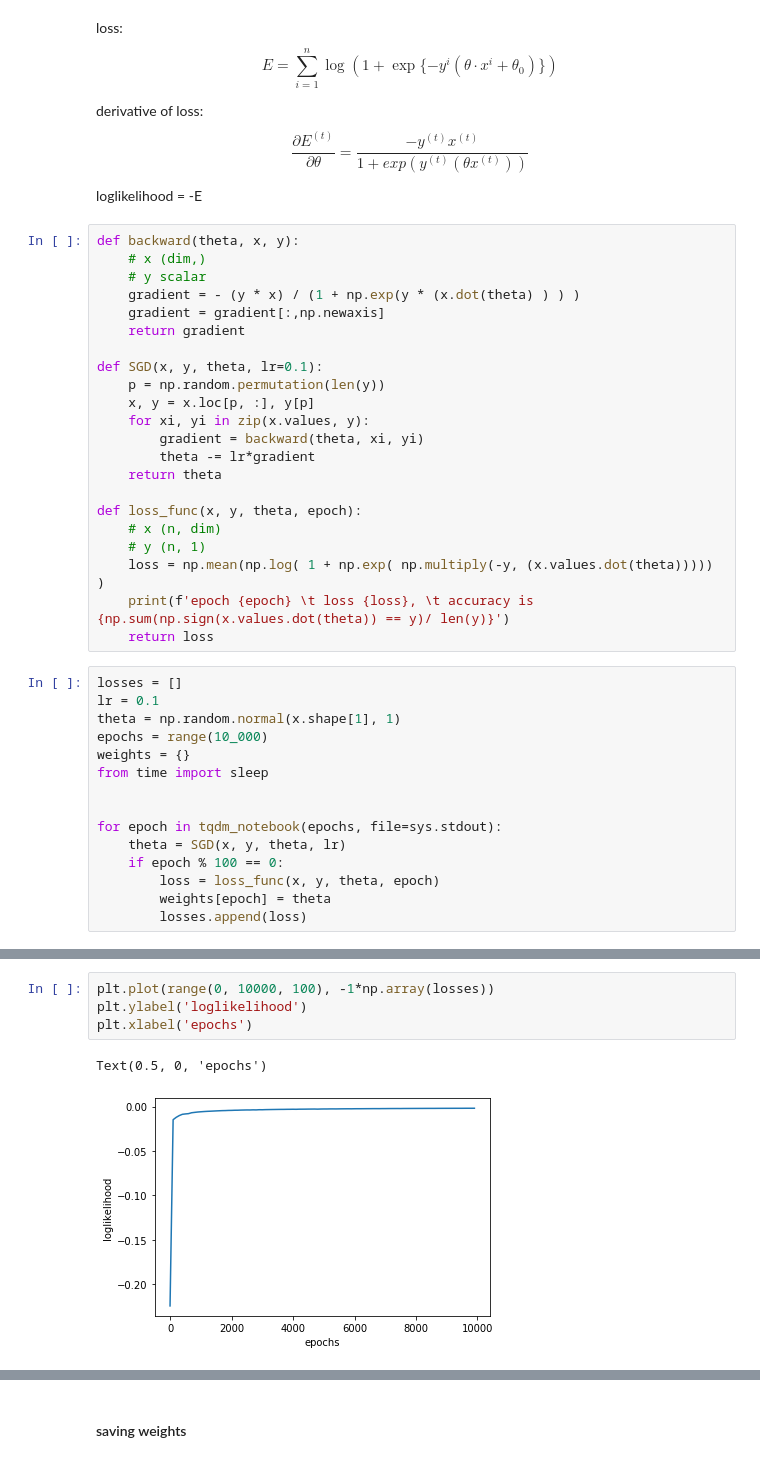
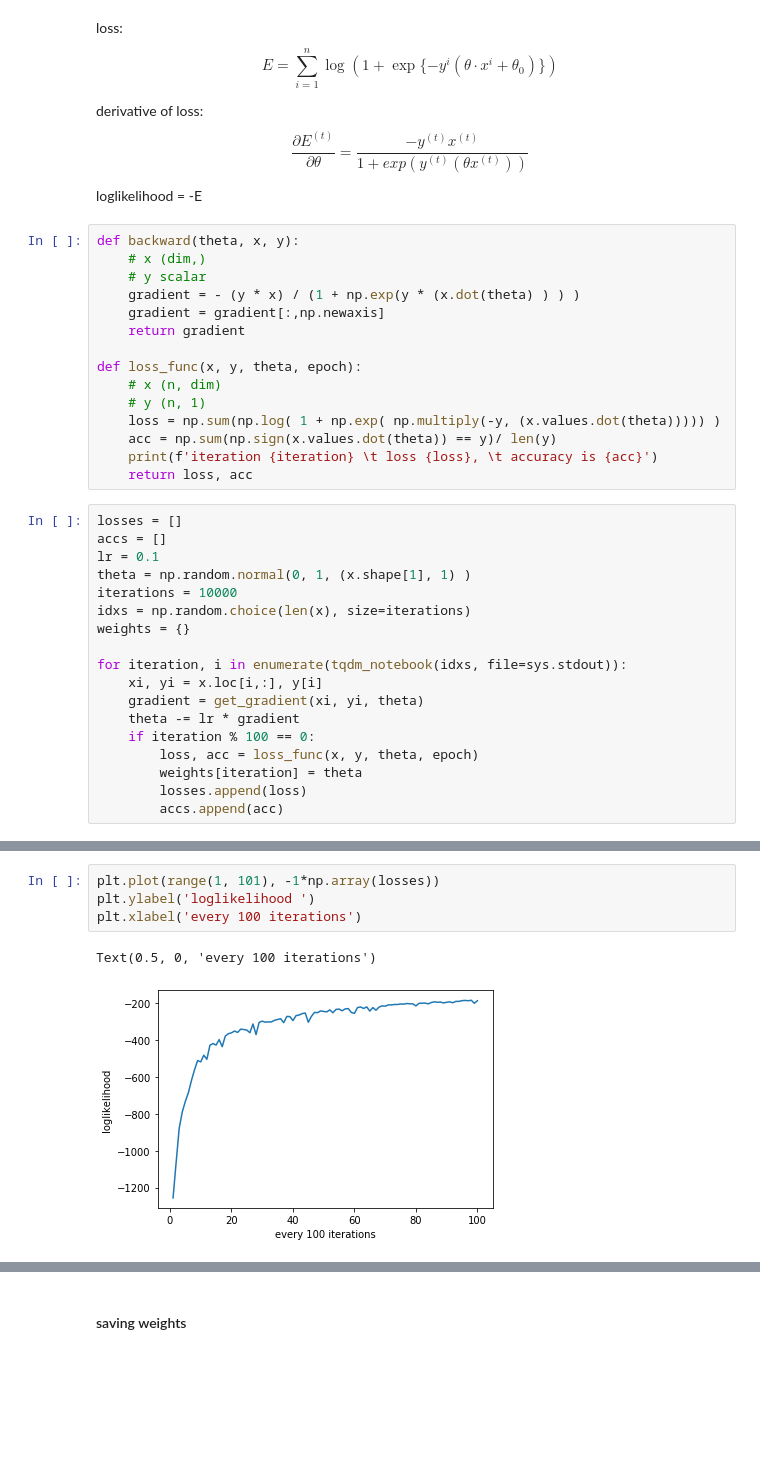
Before and after one commit to Emrys-Hong/SUTD-machine-learning-hw, a Jupyter notebook: hw3/hw3.ipynb, the cells around one changed output, grey strips where cells are left out. Saved outputs shown, nothing was run; the diff lists cells and outputs as text; blank space fills up the shorter version.

```diff
--- a/hw3/hw3.ipynb
+++ b/hw3/hw3.ipynb
@@ -235,34 +225,30 @@ def backward(theta, x, y):
     gradient = gradient[:,np.newaxis]
     return gradient
 
-def SGD(x, y, theta, lr=0.1):
-    p = np.random.permutation(len(y))
-    x, y = x.loc[p, :], y[p]
-    for xi, yi in zip(x.values, y):
-        gradient = backward(theta, xi, yi)
-        theta -= lr*gradient
-    return theta
-
 def loss_func(x, y, theta, epoch):
     # x (n, dim)
     # y (n, 1)
-    loss = np.mean(np.log( 1 + np.exp( np.multiply(-y, (x.values.dot(theta))))) )
-    print(f'epoch {epoch} \t loss {loss}, \t accuracy is {np.sum(np.sign(x.values.dot(theta)) == y)/ len(y)}')
-    return loss
+    loss = np.sum(np.log( 1 + np.exp( np.multiply(-y, (x.values.dot(theta))))) )
+    acc = np.sum(np.sign(x.values.dot(theta)) == y)/ len(y)
+    print(f'iteration {iteration} \t loss {loss}, \t accuracy is {acc}')
+    return loss, acc
 # %%
 losses = []
+accs = []
 lr = 0.1
-theta = np.random.normal(x.shape[1], 1)
-epochs = range(10_000)
+theta = np.random.normal(0, 1, (x.shape[1], 1) )
+iterations = 10000
+idxs = np.random.choice(len(x), size=iterations)
 weights = {}
-from time import sleep
 
-
-for epoch in tqdm_notebook(epochs, file=sys.stdout):
-    theta = SGD(x, y, theta, lr)
-    if epoch % 100 == 0:
-        loss = loss_func(x, y, theta, epoch)
-        weights[epoch] = theta
+for iteration, i in enumerate(tqdm_notebook(idxs, file=sys.stdout)):
+    xi, yi = x.loc[i,:], y[i]
+    gradient = get_gradient(xi, yi, theta)
+    theta -= lr * gradient
+    if iteration % 100 == 0:
+        loss, acc = loss_func(x, y, theta, epoch)
+        weights[iteration] = theta
         losses.append(loss)
+        accs.append(acc)
 # %% [output]
 [interactive output not drawn]
@@ -286,7 +272,7 @@ epoch 9900       loss 0.0018741682784809341,     accuracy is 1.0
 # %%
-plt.plot(range(0, 10000, 100), -1*np.array(losses))
-plt.ylabel('loglikelihood')
-plt.xlabel('epochs')
+plt.plot(range(1, 101), -1*np.array(losses))
+plt.ylabel('loglikelihood ')
+plt.xlabel('every 100 iterations')
 # %% [output]
-Text(0.5, 0, 'epochs')
+Text(0.5, 0, 'every 100 iterations')
-[figure, old version]
+[figure, new version]
```
Also changed, not shown: parts of 9 cells of this notebook, 1 other file.
